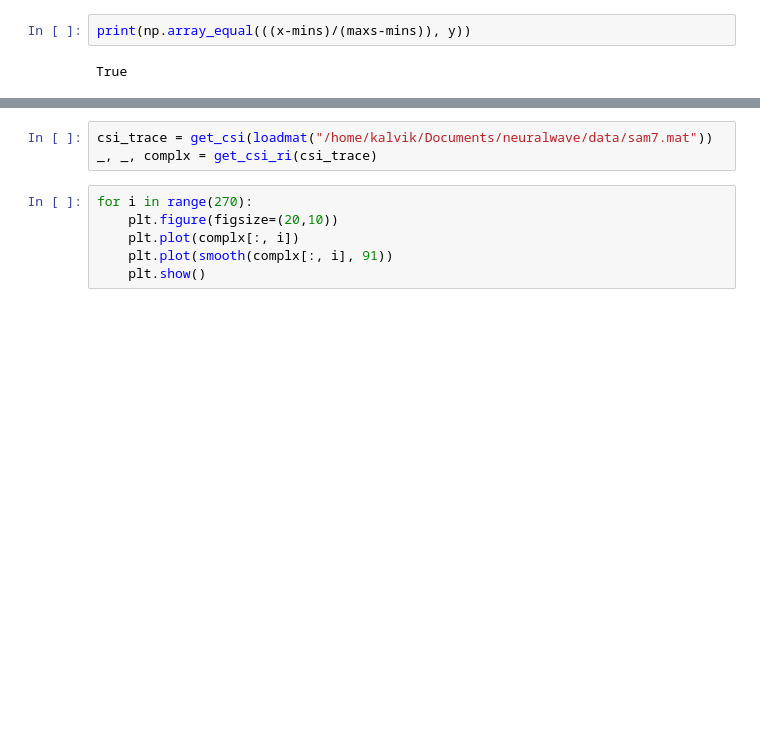
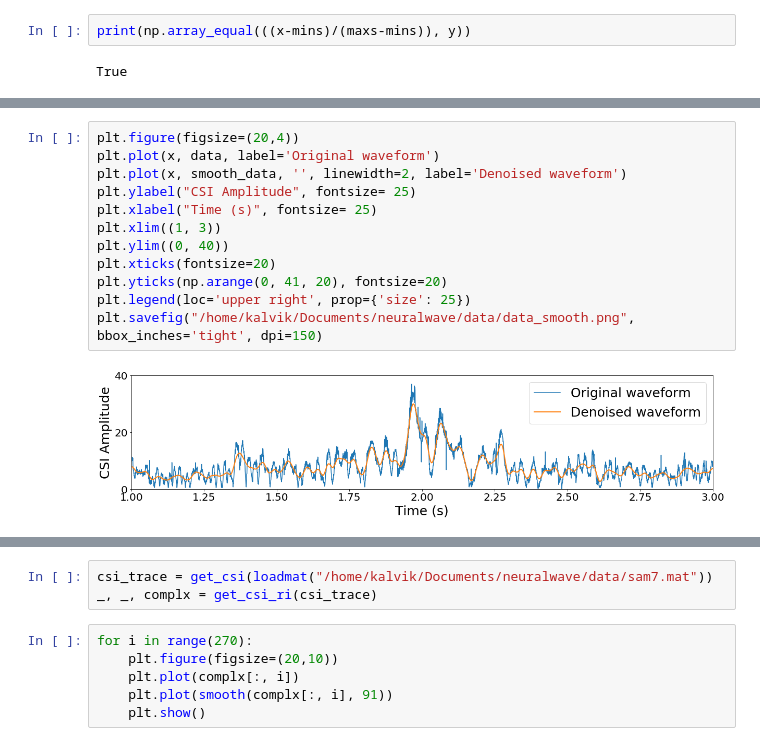
Before and after one commit to akarshp28/neuralwave, a Jupyter notebook: tools/csi_packet_inspect.ipynb, the cells around one changed output, grey strips where cells are left out. Cells and saved outputs as stored; diff of their text form; blank space fills up the shorter version.

```diff
--- a/tools/csi_packet_inspect.ipynb
+++ b/tools/csi_packet_inspect.ipynb
@@ -301,0 +347,14 @@ FileNotFoundError: [Errno 2] No such file or directory: '/home/kalvik/Documents/
+# %%
+plt.figure(figsize=(20,4))
+plt.plot(x, data, label='Original waveform')
+plt.plot(x, smooth_data, '', linewidth=2, label='Denoised waveform')
+plt.ylabel("CSI Amplitude", fontsize= 25)
+plt.xlabel("Time (s)", fontsize= 25)
+plt.xlim((1, 3))
+plt.ylim((0, 40))
+plt.xticks(fontsize=20)
+plt.yticks(np.arange(0, 41, 20), fontsize=20)
+plt.legend(loc='upper right', prop={'size': 25})
+plt.savefig("/home/kalvik/Documents/neuralwave/data/data_smooth.png", bbox_inches='tight', dpi=150)
+# %% [output]
+[figure, added]
```
Also changed, not shown: parts of 11 cells of this notebook, 1 other file.
